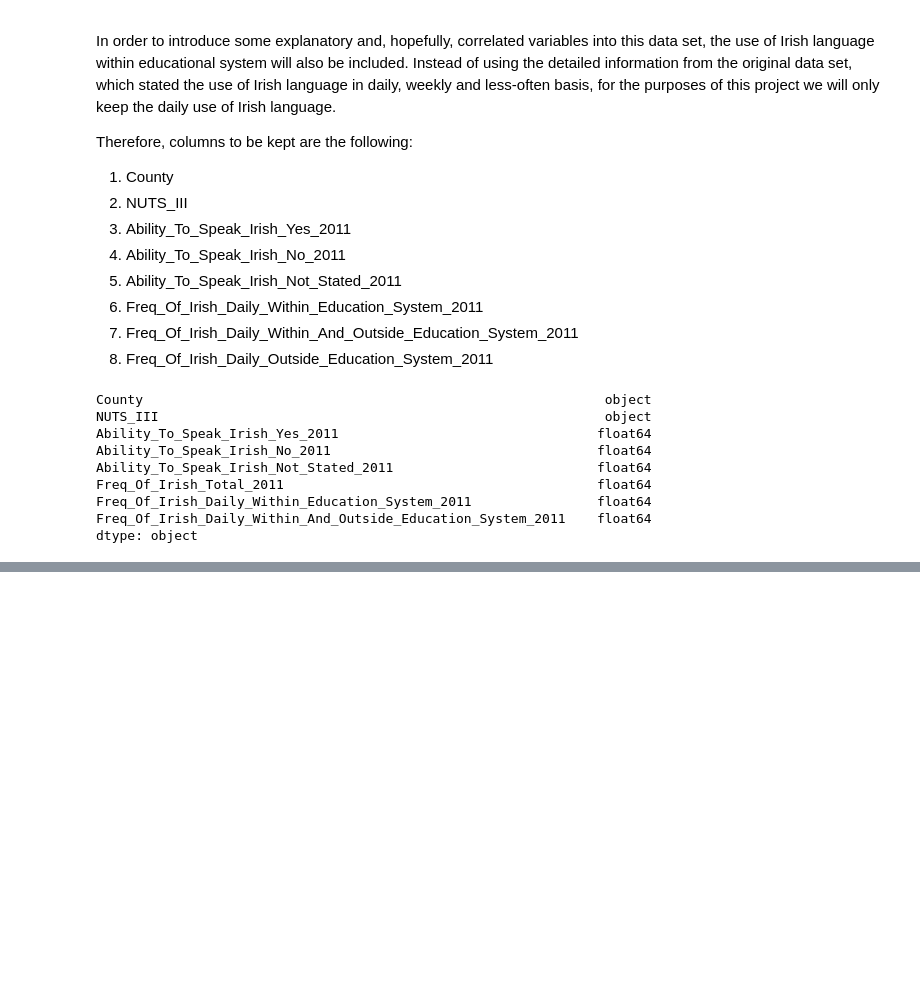
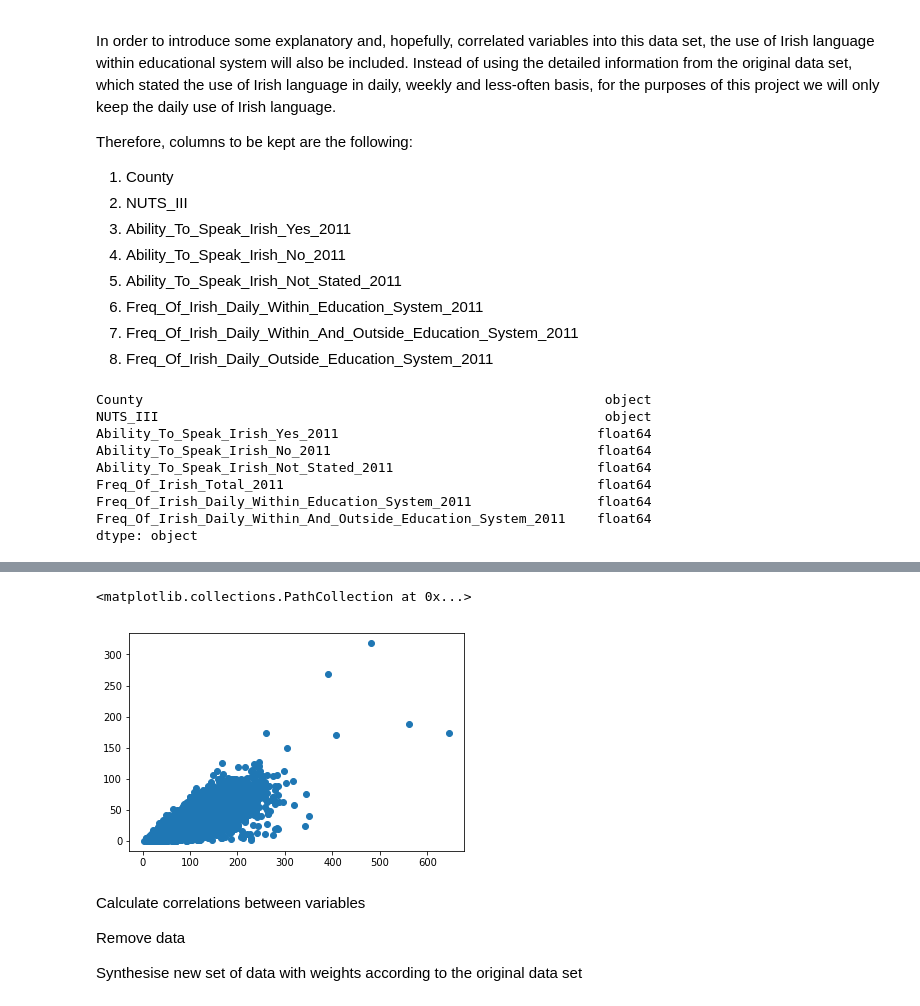
Before and after one commit to Luis-Navarro/Programming-for-Data-Analysis-Project, a Jupyter notebook: Synthesising Dataset with Python based on real life sample.ipynb, the cells around one changed output, grey strips where cells are left out. Cells and saved outputs as stored; diff of their text form; code cells hidden in the pictures; blank space fills up the shorter version.

```diff
--- a/Synthesising Dataset with Python based on real life sample.ipynb
+++ b/Synthesising Dataset with Python based on real life sample.ipynb
@@ -129,0 +136,4 @@ sns.pairplot(df,hue="County")
+# %%
+df=df.iloc[:,1:9]
+df
+df.describe()
@@ -129,0 +150,12 @@ sns.pairplot(df,hue="County")
+# %%
+import matplotlib.pyplot as plt
+plt.scatter(df['Ability_To_Speak_Irish_Yes_2011'], df['Freq_Of_Irish_Daily_Within_Education_System_2011'])
+# %% [output]
+<matplotlib.collections.PathCollection at 0x...>
+[figure, added]
+# %% [markdown]
+Calculate correlations between variables
+
+Remove data
+
+Synthesise new set of data with weights according to the original data set
```
Also changed, not shown: parts of 3 cells of this notebook.
